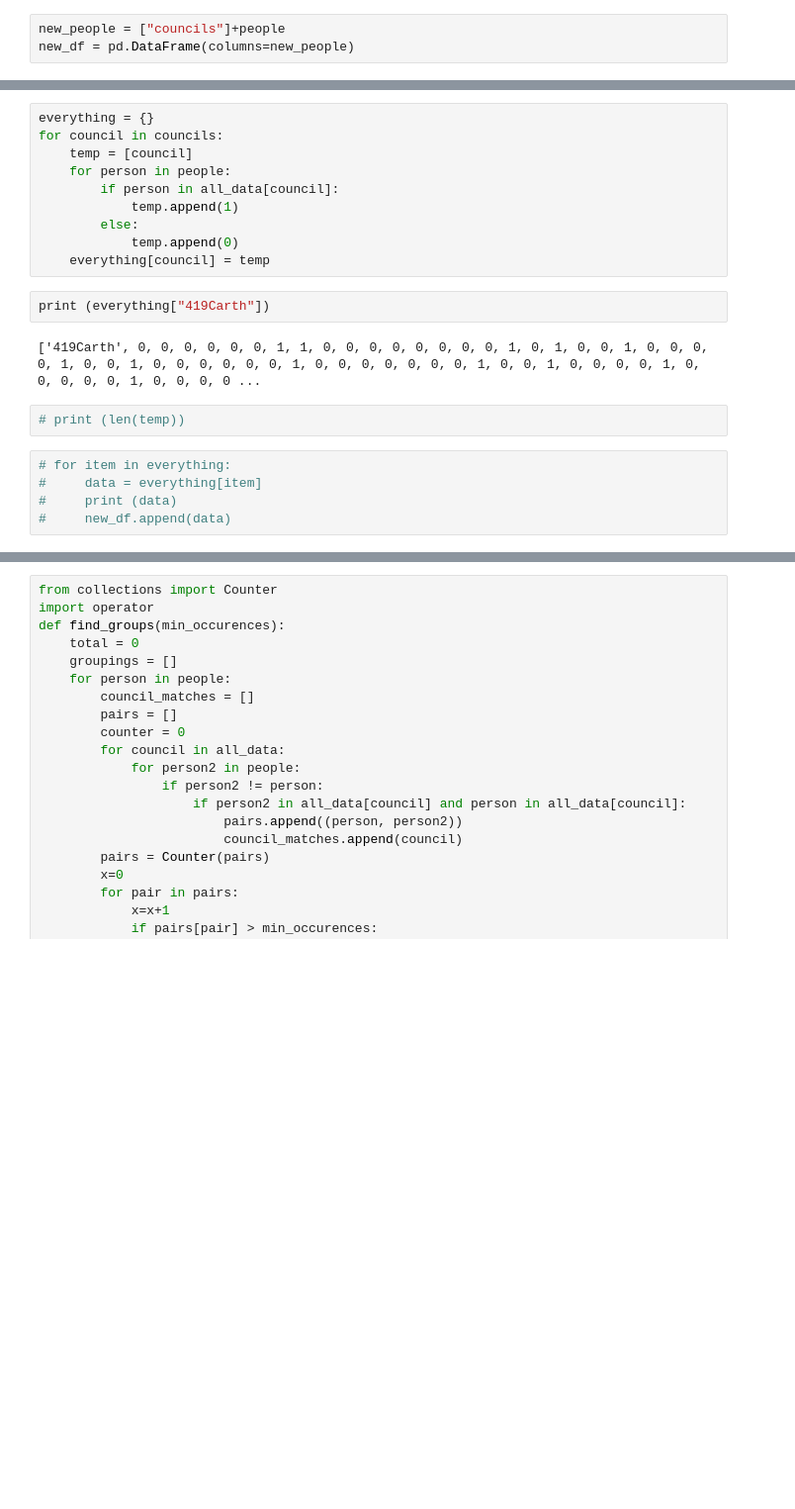
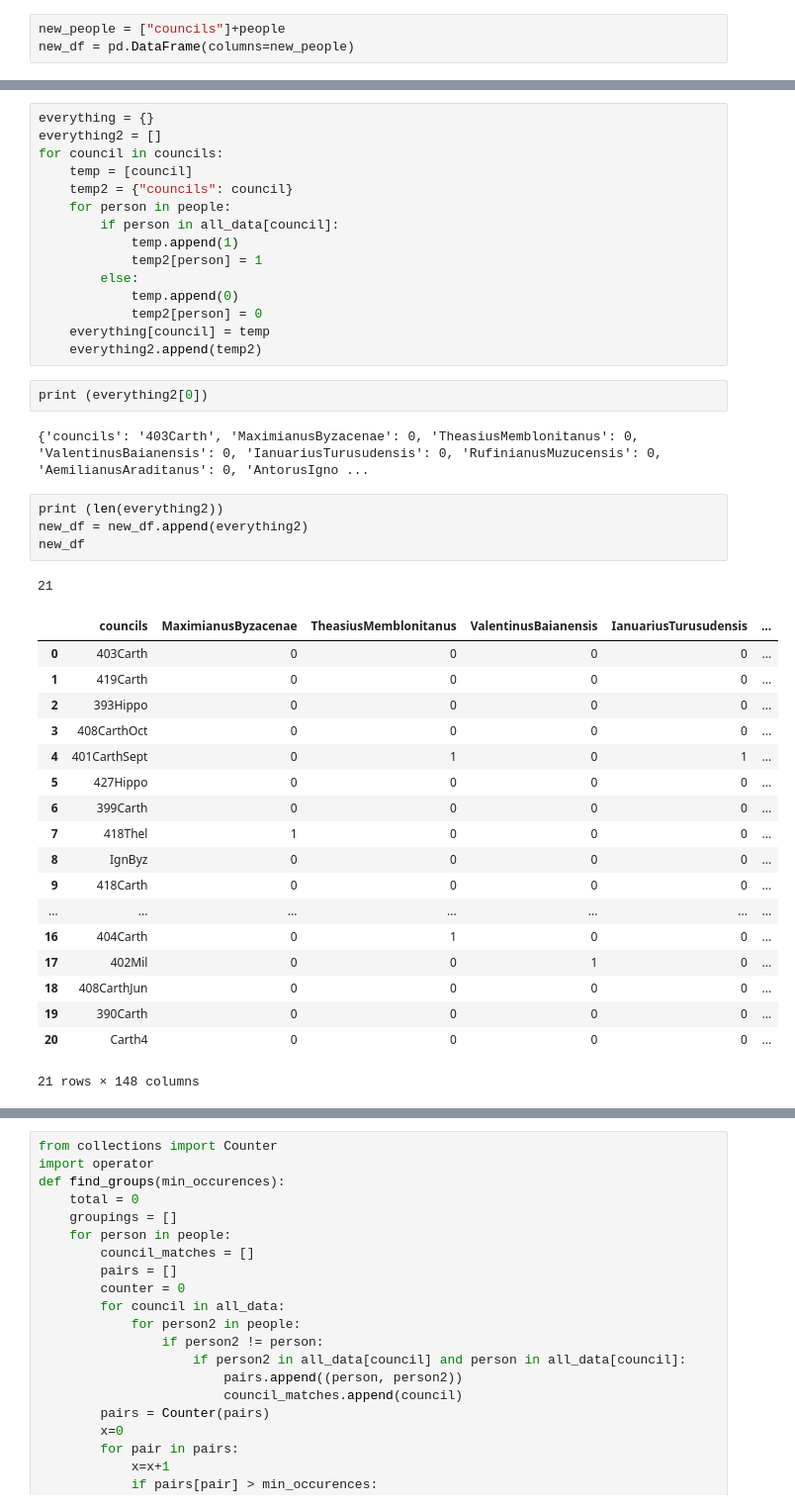
Before and after one commit to wjbmattingly/christie, a Jupyter notebook: councils.ipynb, the cells around one changed output, grey strips where cells are left out. Shown at 99% size. Saved outputs shown, nothing was run; the diff lists cells and outputs as text; blank space fills up the shorter version.

```diff
--- a/councils.ipynb
+++ b/councils.ipynb
@@ -237,22 +149,44 @@ new_df
 0 rows × 148 columns
 # %%
 everything = {}
+everything2 = []
 for council in councils:
     temp = [council]
+    temp2 = {"councils": council}
     for person in people:
         if person in all_data[council]:
             temp.append(1)
+            temp2[person] = 1
         else:
             temp.append(0)
+            temp2[person] = 0
     everything[council] = temp
+    everything2.append(temp2)
-# %%
-print (everything["419Carth"])
-# %% [output]
-['419Carth', 0, 0, 0, 0, 0, 0, 1, 1, 0, 0, 0, 0, 0, 0, 0, 0, 1, 0, 1, 0, 0, 1, 0, 0, 0, 0, 1, 0, 0, 1, 0, 0, 0, 0, 0, 0, 1, 0, 0, 0, 0, 0, 0, 0, 1, 0, 0, 1, 0, 0, 0, 0, 1, 0, 0, 0, 0, 0, 1, 0, 0, 0, 0 ...
-# %%
-# print (len(temp))
-# %%
-# for item in everything:
-#     data = everything[item]
-#     print (data)
-#     new_df.append(data)
+# %%
+print (everything2[0])
+# %% [output]
+{'councils': '403Carth', 'MaximianusByzacenae': 0, 'TheasiusMemblonitanus': 0, 'ValentinusBaianensis': 0, 'IanuariusTurusudensis': 0, 'RufinianusMuzucensis': 0, 'AemilianusAraditanus': 0, 'AntorusIgno ...
+# %%
+print (len(everything2))
+new_df = new_df.append(everything2)
+new_df
+# %% [output]
+21
+|  | councils | MaximianusByzacenae | TheasiusMemblonitanus | ValentinusBaianensis | IanuariusTurusudensis | ... |
+| 0 | 403Carth | 0 | 0 | 0 | 0 | ... |
+| 1 | 419Carth | 0 | 0 | 0 | 0 | ... |
+| 2 | 393Hippo | 0 | 0 | 0 | 0 | ... |
+| 3 | 408CarthOct | 0 | 0 | 0 | 0 | ... |
+| 4 | 401CarthSept | 0 | 1 | 0 | 1 | ... |
+| 5 | 427Hippo | 0 | 0 | 0 | 0 | ... |
+| 6 | 399Carth | 0 | 0 | 0 | 0 | ... |
+| 7 | 418Thel | 1 | 0 | 0 | 0 | ... |
+| 8 | IgnByz | 0 | 0 | 0 | 0 | ... |
+| 9 | 418Carth | 0 | 0 | 0 | 0 | ... |
+| ... | ... | ... | ... | ... | ... | ... |
+| 16 | 404Carth | 0 | 1 | 0 | 0 | ... |
+| 17 | 402Mil | 0 | 0 | 1 | 0 | ... |
+| 18 | 408CarthJun | 0 | 0 | 0 | 0 | ... |
+| 19 | 390Carth | 0 | 0 | 0 | 0 | ... |
+| 20 | Carth4 | 0 | 0 | 0 | 0 | ... |
+21 rows × 148 columns
```
Also changed, not shown: parts of 28 cells of this notebook, 1 other file.
